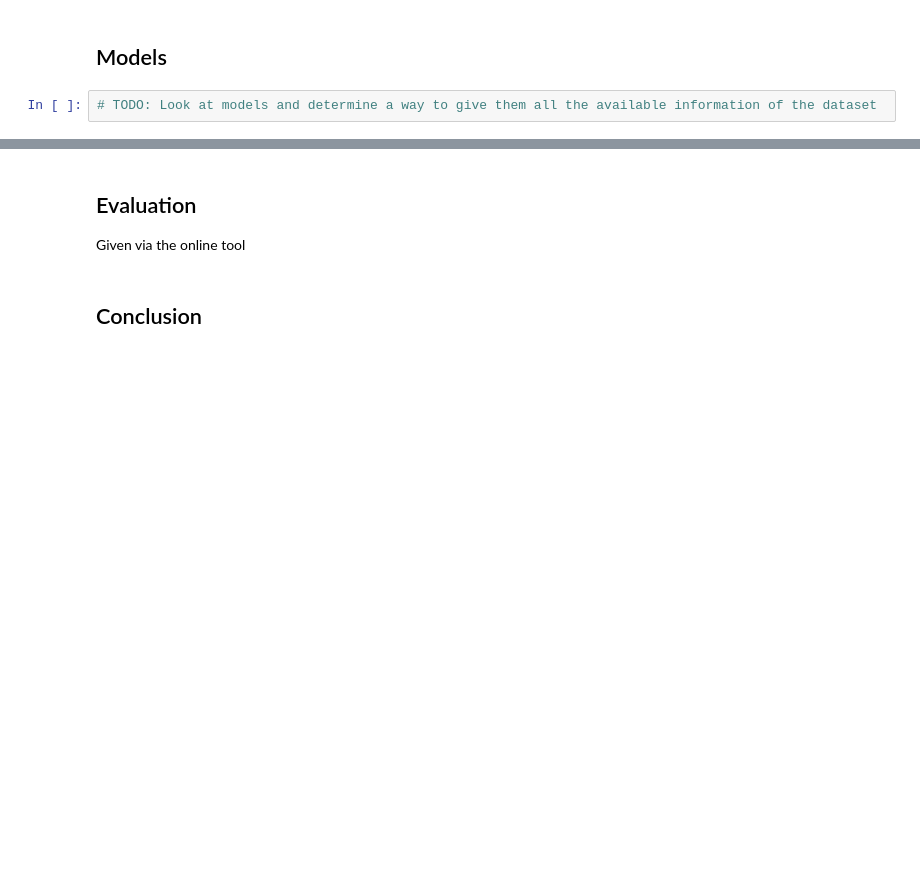
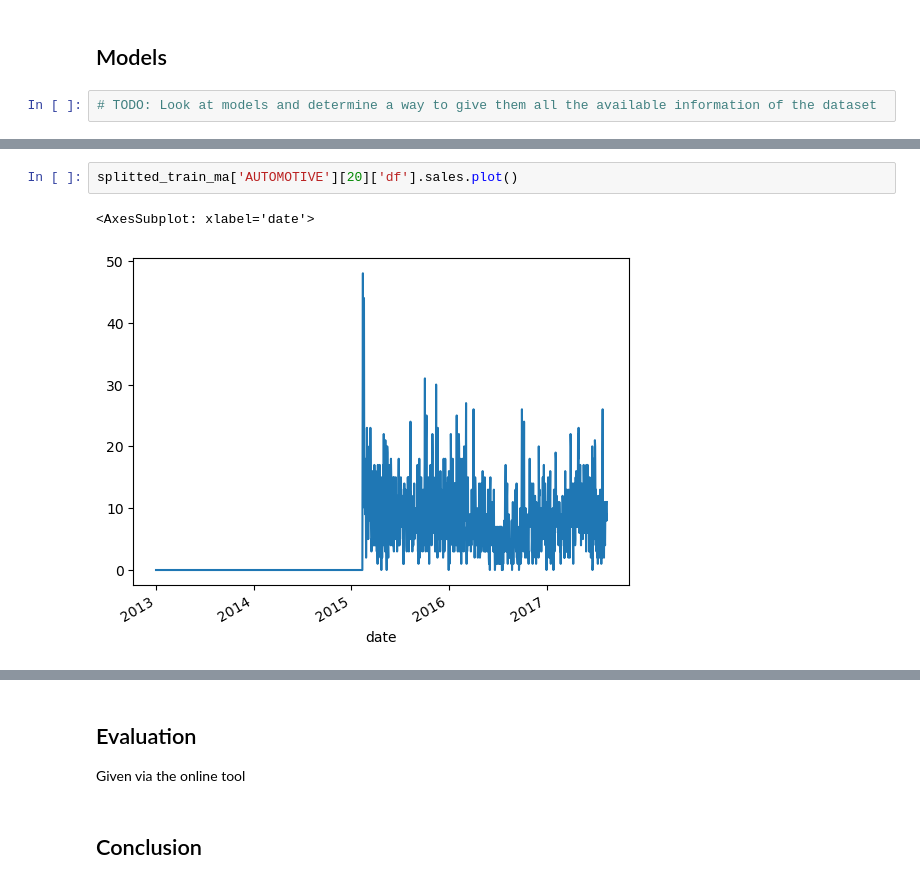
Before and after one commit to lkno0705/IndustrialApplicationsofAI, a Jupyter notebook: secondary-sector/practical-supply-chain-management/Sales-Forecasting.ipynb, the cells around one changed output, grey strips where cells are left out. Drawn from its saved outputs; the diff is of its cells as text; blank space fills up the shorter version.

```diff
--- a/secondary-sector/practical-supply-chain-management/Sales-Forecasting.ipynb
+++ b/secondary-sector/practical-supply-chain-management/Sales-Forecasting.ipynb
@@ -333,0 +426,5 @@ train_with_holidays_and_local.groupby('family').apply(lambda group: group['sales
+# %%
+splitted_train_ma['AUTOMOTIVE'][20]['df'].sales.plot()
+# %% [output]
+<AxesSubplot: xlabel='date'>
+[figure, added]
```
Also changed, not shown: parts of 14 cells of this notebook.
